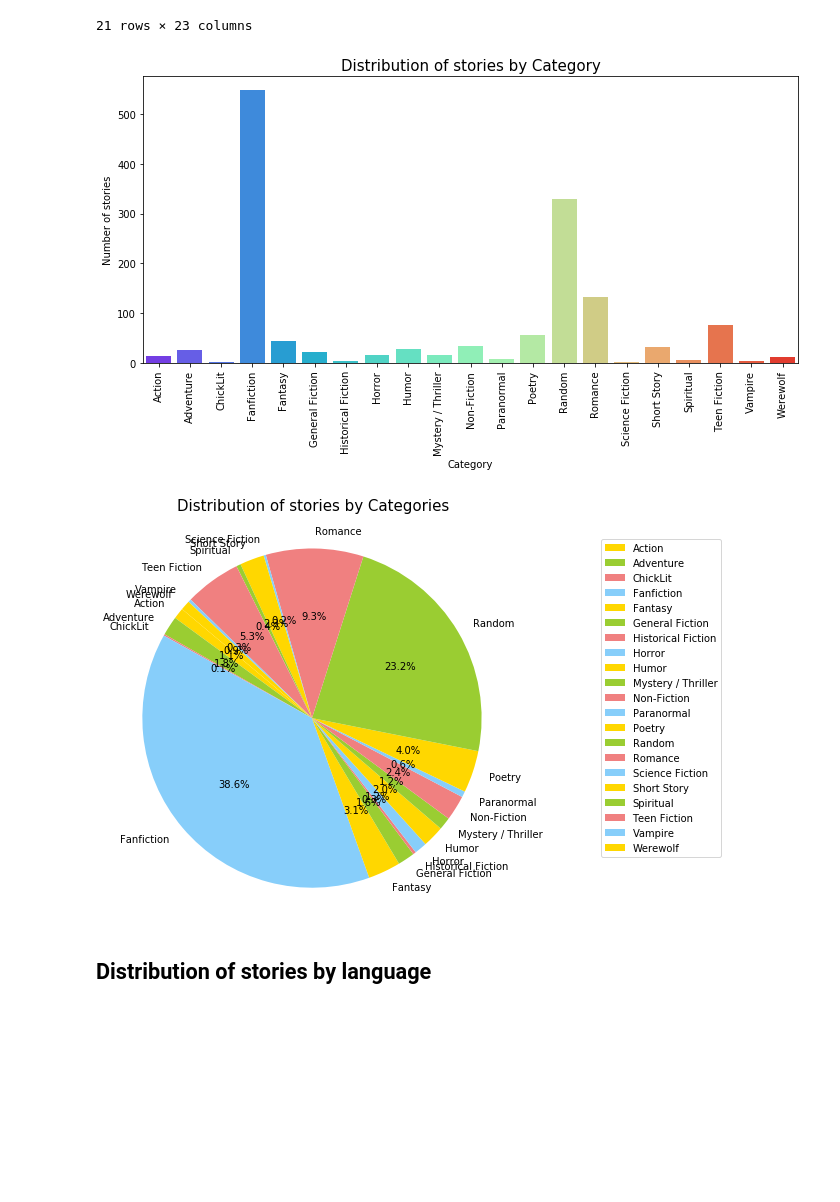
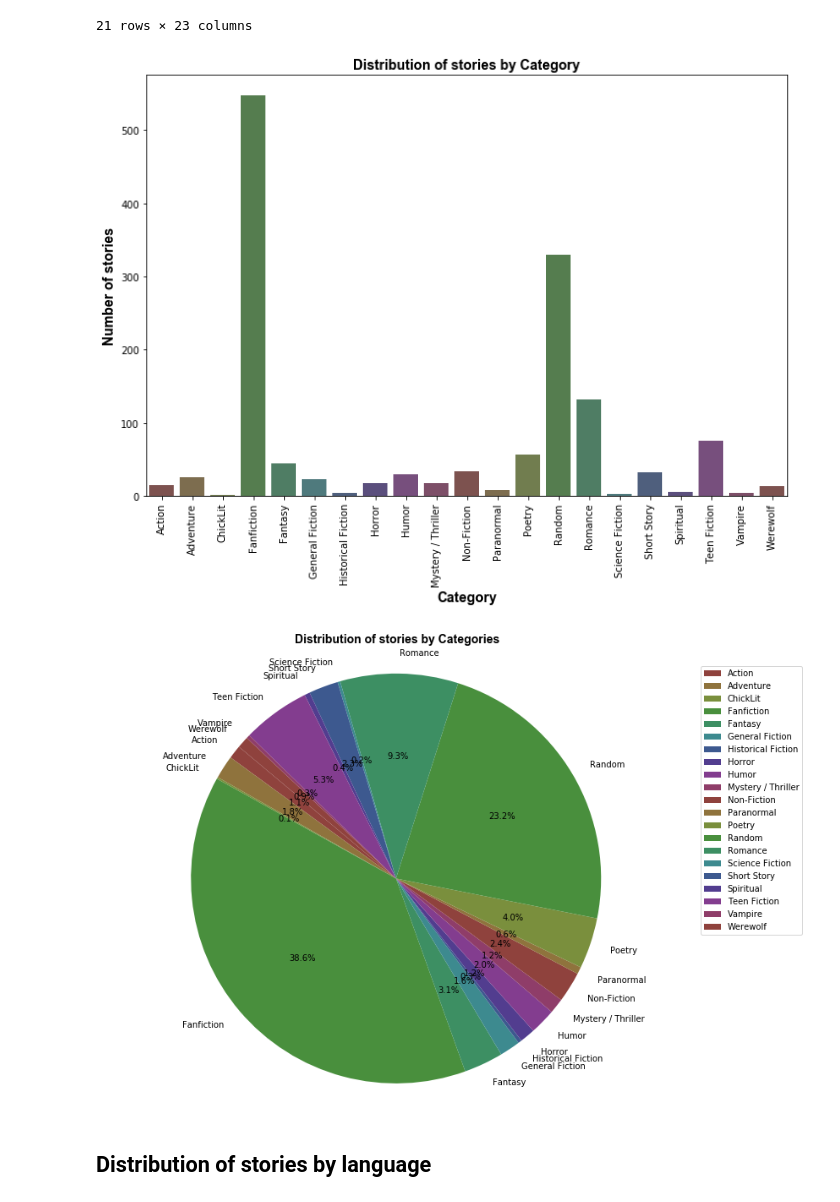
Before and after one commit to rupalimayekar/ProjectWattpad, a Jupyter notebook: WattpadAnalysis.ipynb, the cells around one changed output. Cells and saved outputs as stored; diff of their text form; code cells hidden in the pictures; blank space fills up the shorter version.

Commit message:
Added new colors and fonts

```diff
--- a/WattpadAnalysis.ipynb
+++ b/WattpadAnalysis.ipynb
@@ -80,6 +80,12 @@ Português       2
 Name: languageName, dtype: int64
 # %% [markdown]
 ## Distribution of stories by category
+# %%
+font={'family': 'arial',
+        'color':  'black',
+        'weight': 'bold',
+        'size': 14,
+        }
 # %%
 category_grp = stories_df.groupby("categoryName", as_index=False)
 stories_by_category = category_grp.count()
@@ -105,38 +111,40 @@ stories_by_category
 21 rows × 23 columns
 # %%
 # create a bar plot
-plt.figure(figsize=(10,6))
-sns.barplot(x=stories_by_category["categoryName"], y=stories_by_category["id"], data=stories_by_category, palette='rainbow', label="Stories by Category")
+plt.figure(figsize=(10,8))
+
+sns.barplot(x=stories_by_category["categoryName"], y=stories_by_category["id"], data=stories_by_category, palette=sns.hls_palette(10, l=.4, s=.3), label="Stories by Category")
 
 # set plot properties
-plt.title("Distribution of stories by Category", size=15)
-plt.ylabel("Number of stories", size=10)
-plt.xlabel("Category", size=10)
+plt.title("Distribution of stories by Category", fontdict=font)
+plt.ylabel("Number of stories", fontdict=font)
+plt.xlabel("Category", fontdict=font)
 plt.xticks(rotation="vertical")
 plt.tight_layout()
 # plot and save
 plt.savefig("Images/dist_category_bar.png")
 plt.show()
 # %% [output]
-[figure, old version]
+[figure, new version]
 # %%
 # create pie chart
-plt.figure(1, figsize=(6,6))
-colors = ['gold', 'yellowgreen', 'lightcoral', 'lightskyblue']
+plt.figure(1, figsize=(10,8 ))
+
 patches, texts, autotexts = plt.pie(stories_by_category["id"],
-                                    labels=stories_by_category["categoryName"], colors=colors,
+                                    labels=stories_by_category["categoryName"],
+                                    colors=sns.hls_palette(10, l=.4, s=.4),
                                     autopct='%1.1f%%', startangle=140)
 
 # set plot properties
 plt.legend(patches, stories_by_category["categoryName"], loc="best", bbox_to_anchor=(1.2,1))
 plt.axis('equal')
-plt.title("Distribution of stories by Categories\n", size=15)
+plt.title("Distribution of stories by Categories\n", fontdict=font)
 plt.tight_layout()
 # plot and save
 plt.savefig("Images/dist_category_pie.png")
 plt.show()
 # %% [output]
-[figure, old version]
+[figure, new version]
 # %% [markdown]
 ## Distribution of stories by language
 # %%
```
Also changed, not shown: parts of 10 cells of this notebook, 12 other files.
